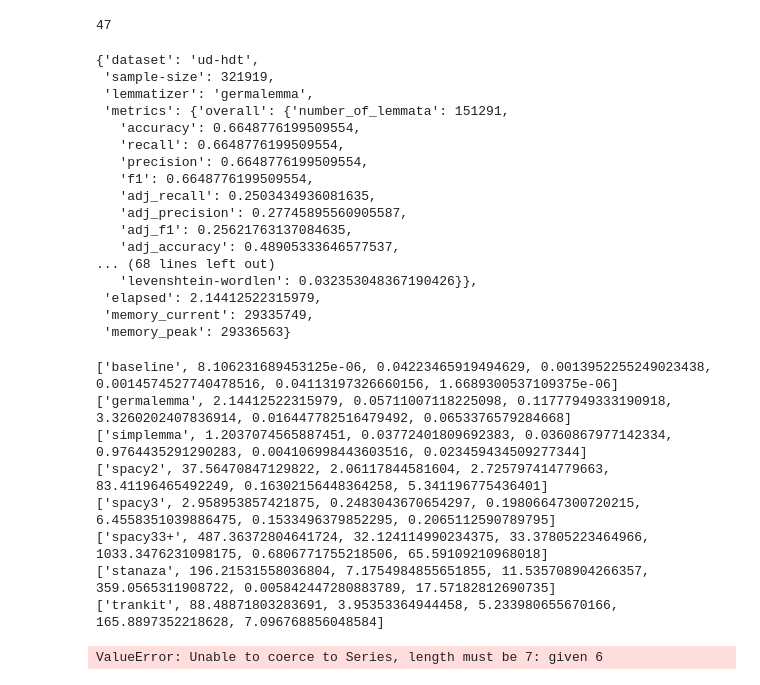
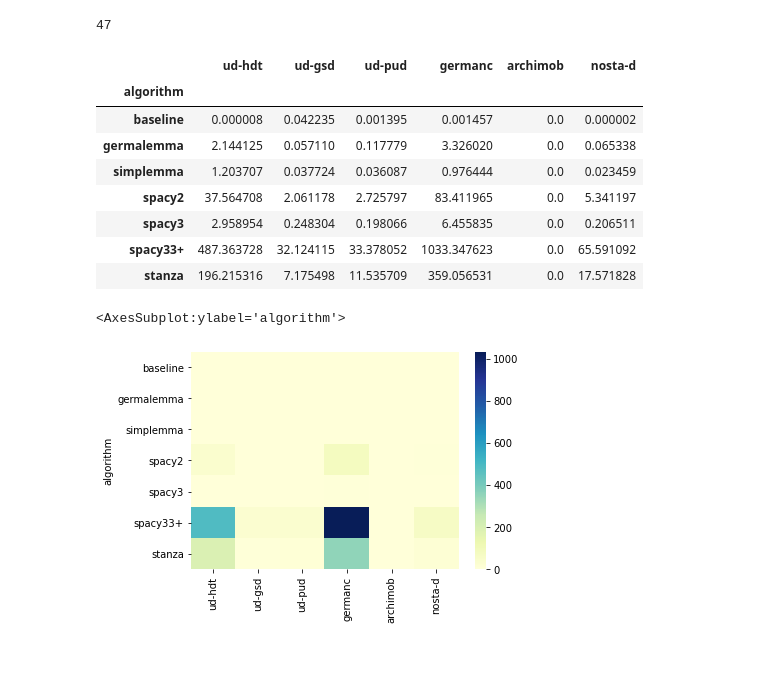
Before and after one commit to zentrum-lexikographie/eval-de-lemma, a Jupyter notebook: nbs/evaluation.ipynb, the cells around one changed output. Drawn from its saved outputs; the diff is of its cells as text; code cells hidden in the pictures; blank space fills up the shorter version.

```diff
--- a/nbs/evaluation.ipynb
+++ b/nbs/evaluation.ipynb
@@ -17,26 +18,6 @@ for FILE in FILES:
 len(data)
 # %% [output]
 47
-# %%
-data[6]
-# %% [output]
-{'dataset': 'ud-hdt',
- 'sample-size': 321919,
- 'lemmatizer': 'germalemma',
- 'metrics': {'overall': {'number_of_lemmata': 151291,
-   'accuracy': 0.6648776199509554,
-   'recall': 0.6648776199509554,
-   'precision': 0.6648776199509554,
-   'f1': 0.6648776199509554,
-   'adj_recall': 0.2503434936081635,
-   'adj_precision': 0.27745895560905587,
-   'adj_f1': 0.25621763137084635,
-   'adj_accuracy': 0.48905333646577537,
-... (68 lines left out)
-   'levenshtein-wordlen': 0.032353048367190426}},
- 'elapsed': 2.14412522315979,
- 'memory_current': 29335749,
- 'memory_peak': 29336563}
 # %%
 algos = ["baseline", "germalemma", "simplemma", "spacy2", "spacy3", "spacy33+", "stanza", "trankit"]
 # %%
@@ -46,19 +27,29 @@ time = pd.DataFrame(columns=['algorithm']+corpora)
 line = []
 algo_index = 0
 for d in data:
+    if d['dataset'] == 'archimob' or len(line)==4:  # error reading in
+        line.append(0)
+        continue
     line.append(d['elapsed'])
     if d['dataset'] == 'nosta-d':  # last corpus reached
-        print([algos[algo_index]] + line)
-        time += [algos[algo_index]] + line
+        time.loc[len(time)] = [algos[algo_index]]+ line
         line = []
         algo_index += 1  # next algorithm
+time = time.set_index('algorithm')
+time = time.astype(float)
+time
 # %% [output]
-['baseline', 8.106231689453125e-06, 0.04223465919494629, 0.0013952255249023438, 0.0014574527740478516, 0.04113197326660156, 1.6689300537109375e-06]
-['germalemma', 2.14412522315979, 0.05711007118225098, 0.11777949333190918, 3.3260202407836914, 0.016447782516479492, 0.0653376579284668]
-['simplemma', 1.2037074565887451, 0.03772401809692383, 0.0360867977142334, 0.9764435291290283, 0.004106998443603516, 0.023459434509277344]
-['spacy2', 37.56470847129822, 2.06117844581604, 2.725797414779663, 83.41196465492249, 0.16302156448364258, 5.341196775436401]
-['spacy3', 2.958953857421875, 0.2483043670654297, 0.19806647300720215, 6.4558351039886475, 0.1533496379852295, 0.2065112590789795]
-['spacy33+', 487.36372804641724, 32.124114990234375, 33.37805223464966, 1033.3476231098175, 0.6806771755218506, 65.59109210968018]
-['stanaza', 196.21531558036804, 7.1754984855651855, 11.535708904266357, 359.0565311908722, 0.005842447280883789, 17.57182812690735]
-['trankit', 88.48871803283691, 3.95353364944458, 5.233980655670166, 165.8897352218628, 7.096768856048584]
-ValueError: Unable to coerce to Series, length must be 7: given 6
+|  | ud-hdt | ud-gsd | ud-pud | germanc | archimob | nosta-d |
+| algorithm |  |  |  |  |  |  |
+| baseline | 0.000008 | 0.042235 | 0.001395 | 0.001457 | 0.0 | 0.000002 |
+| germalemma | 2.144125 | 0.057110 | 0.117779 | 3.326020 | 0.0 | 0.065338 |
+| simplemma | 1.203707 | 0.037724 | 0.036087 | 0.976444 | 0.0 | 0.023459 |
+| spacy2 | 37.564708 | 2.061178 | 2.725797 | 83.411965 | 0.0 | 5.341197 |
+| spacy3 | 2.958954 | 0.248304 | 0.198066 | 6.455835 | 0.0 | 0.206511 |
+| spacy33+ | 487.363728 | 32.124115 | 33.378052 | 1033.347623 | 0.0 | 65.591092 |
+| stanza | 196.215316 | 7.175498 | 11.535709 | 359.056531 | 0.0 | 17.571828 |
+# %%
+sns.heatmap(time, cmap="YlGnBu")
+# %% [output]
+<AxesSubplot:ylabel='algorithm'>
+[figure, added]
```
Also changed, not shown: parts of 3 cells of this notebook, 3 other files.
